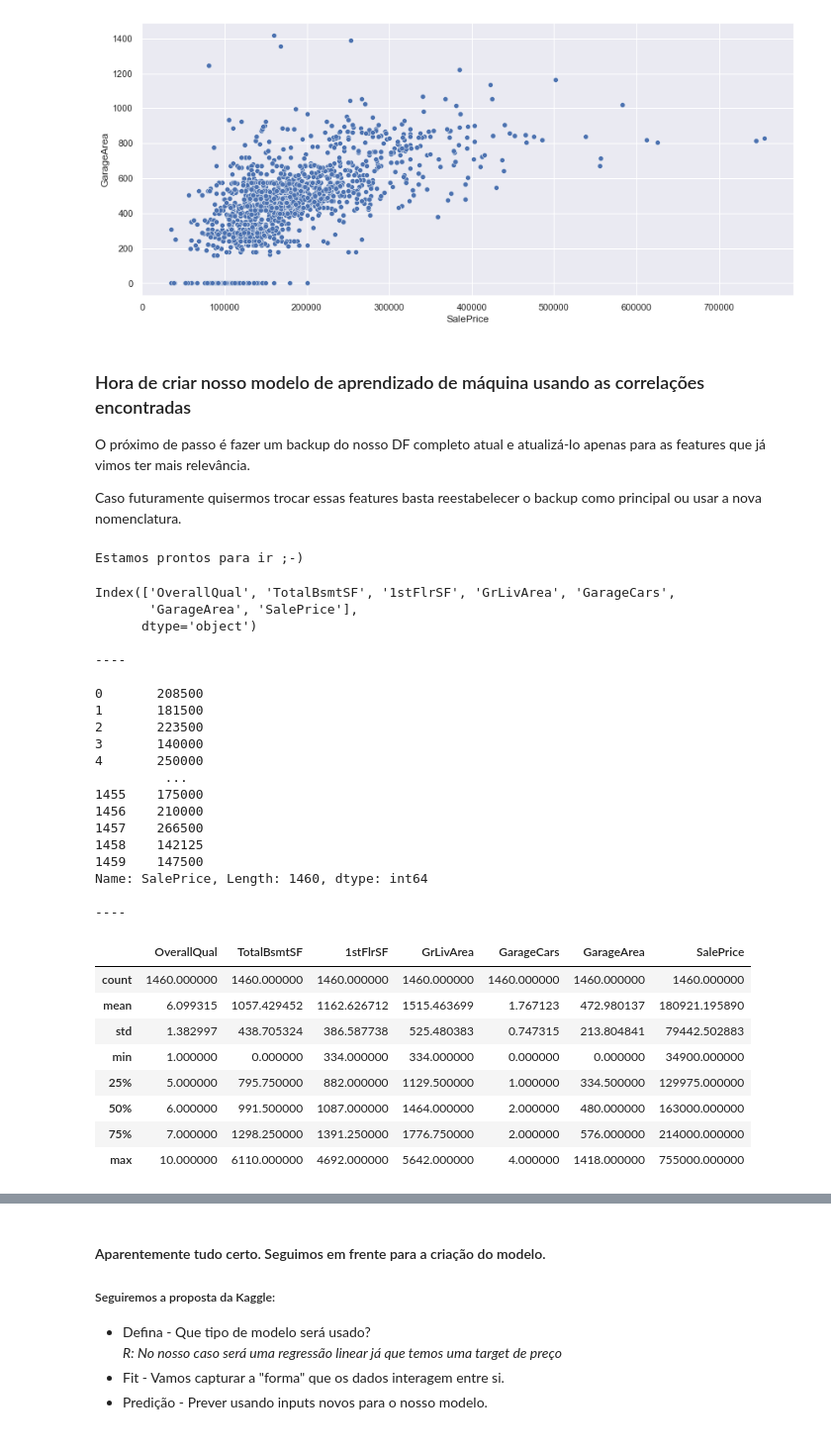
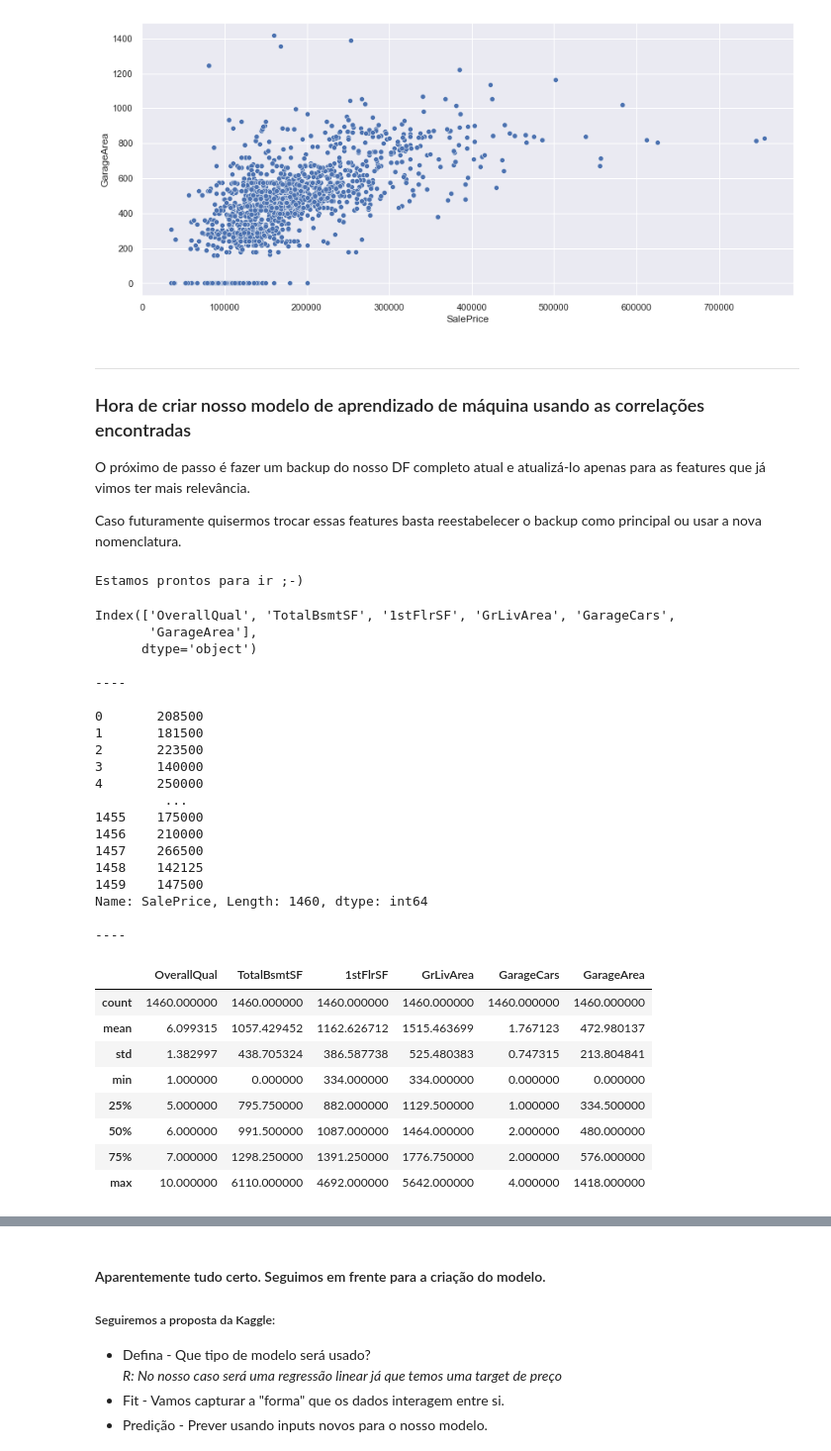
Before and after one commit to Rebeque/Python-Analysis, a Jupyter notebook: Preço de Casas - Técnicas de Regressão Avançadas - Kaggle.ipynb, the cells around one changed output, grey strips where cells are left out. Shown at 99% size. Cells and saved outputs as stored; diff of their text form; code cells hidden in the pictures.

Commit message:
Conclusão do trabalho proposto - modelo criado e primeiras tentativas de aprimoramento
Conclusão do trabalho proposto - modelo criado e primeiras tentativas de aprimoramento

```diff
--- a/Preço de Casas - Técnicas de Regressão Avançadas - Kaggle.ipynb
+++ b/Preço de Casas - Técnicas de Regressão Avançadas - Kaggle.ipynb
@@ -454,7 +453,8 @@ sns.scatterplot(x='SalePrice', y='GarageArea', data=df)
 <AxesSubplot:xlabel='SalePrice', ylabel='GarageArea'>
 [figure]
 # %% [markdown]
-### Hora de criar nosso modelo de aprendizado de máquina usando as correlações encontradas
+***
+### Hora de criar nosso modelo de aprendizado de máquina usando as correlações encontradas <a id="ml"> </a>
 
 O próximo de passo é fazer um backup do nosso DF completo atual e atualizá-lo apenas para as features que já vimos ter mais relevância.
 
@@ -464,7 +464,7 @@ Caso futuramente quisermos trocar essas features basta reestabelecer o backup co
 df_backup1 = df
 
 # Feature arrange
-df = df[['OverallQual', 'TotalBsmtSF', '1stFlrSF', 'GrLivArea', 'GarageCars', 'GarageArea', 'SalePrice']]
+df = df[['OverallQual', 'TotalBsmtSF', '1stFlrSF', 'GrLivArea', 'GarageCars', 'GarageArea']]
 # %%
 # Agora vou verificar se entre as colunas que restaram temos dados ausentes ou inválidos.
 
@@ -478,53 +478,49 @@ Estamos prontos para ir ;-)
 # %%
 # Vamos definir a nossa coluna alvo do modelo de predição. Por convenção o objeto deve ser chamar y.
 
-y = df.SalePrice
-
-# Criando um objeto para alocar as features do modelo.
-
-df_features = df
+y = df_backup1.SalePrice
 
 # No X (maiúsculo) ficam nossos dados
 
 X = df
 
 # Agora uma verificação rápida estatística e de visualização
 
 print(X.columns)
 print('\n----\n')
 print(y)
 print('\n----')
 X.describe()
 # %% [output]
 Index(['OverallQual', 'TotalBsmtSF', '1stFlrSF', 'GrLivArea', 'GarageCars',
-       'GarageArea', 'SalePrice'],
+       'GarageArea'],
       dtype='object')
 
 ----
 
 0       208500
 1       181500
 2       223500
 3       140000
 4       250000
          ...
 1455    175000
 1456    210000
 1457    266500
 1458    142125
 1459    147500
 Name: SalePrice, Length: 1460, dtype: int64
 
 ----
-|  | OverallQual | TotalBsmtSF | 1stFlrSF | GrLivArea | GarageCars | GarageArea | SalePrice |
-| count | 1460.000000 | 1460.000000 | 1460.000000 | 1460.000000 | 1460.000000 | 1460.000000 | 1460.000000 |
-| mean | 6.099315 | 1057.429452 | 1162.626712 | 1515.463699 | 1.767123 | 472.980137 | 180921.195890 |
-| std | 1.382997 | 438.705324 | 386.587738 | 525.480383 | 0.747315 | 213.804841 | 79442.502883 |
-| min | 1.000000 | 0.000000 | 334.000000 | 334.000000 | 0.000000 | 0.000000 | 34900.000000 |
-| 25% | 5.000000 | 795.750000 | 882.000000 | 1129.500000 | 1.000000 | 334.500000 | 129975.000000 |
-| 50% | 6.000000 | 991.500000 | 1087.000000 | 1464.000000 | 2.000000 | 480.000000 | 163000.000000 |
-| 75% | 7.000000 | 1298.250000 | 1391.250000 | 1776.750000 | 2.000000 | 576.000000 | 214000.000000 |
-| max | 10.000000 | 6110.000000 | 4692.000000 | 5642.000000 | 4.000000 | 1418.000000 | 755000.000000 |
+|  | OverallQual | TotalBsmtSF | 1stFlrSF | GrLivArea | GarageCars | GarageArea |
+| count | 1460.000000 | 1460.000000 | 1460.000000 | 1460.000000 | 1460.000000 | 1460.000000 |
+| mean | 6.099315 | 1057.429452 | 1162.626712 | 1515.463699 | 1.767123 | 472.980137 |
+| std | 1.382997 | 438.705324 | 386.587738 | 525.480383 | 0.747315 | 213.804841 |
+| min | 1.000000 | 0.000000 | 334.000000 | 334.000000 | 0.000000 | 0.000000 |
+| 25% | 5.000000 | 795.750000 | 882.000000 | 1129.500000 | 1.000000 | 334.500000 |
+| 50% | 6.000000 | 991.500000 | 1087.000000 | 1464.000000 | 2.000000 | 480.000000 |
+| 75% | 7.000000 | 1298.250000 | 1391.250000 | 1776.750000 | 2.000000 | 576.000000 |
+| max | 10.000000 | 6110.000000 | 4692.000000 | 5642.000000 | 4.000000 | 1418.000000 |
 # %%
 X.head()
 # %% [output]
```
Also changed, not shown: parts of 49 cells of this notebook.
